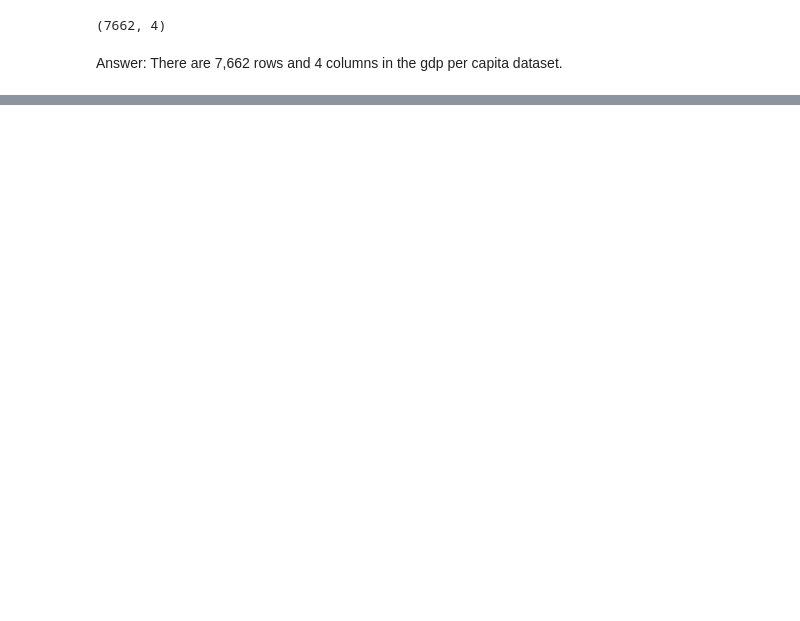
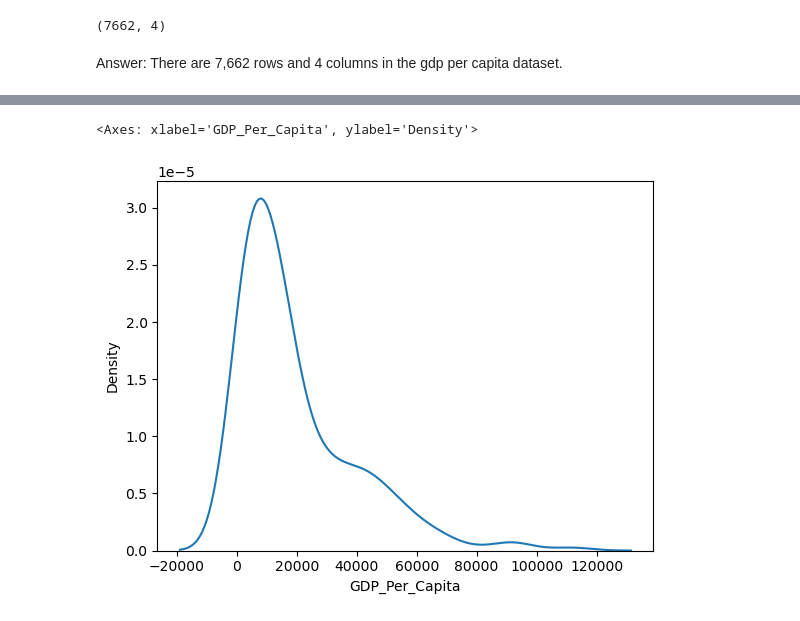
Before and after one commit to NSS-Data-Analytics-Cohort-11/undata-AdellAD4, a Jupyter notebook: notebooks/UN_data_analysis_DA11.ipynb, the cells around one changed output, grey strips where cells are left out. Drawn from its saved outputs; the diff is of its cells as text; code cells hidden in the pictures; blank space fills up the shorter version.

```diff
--- a/notebooks/UN_data_analysis_DA11.ipynb
+++ b/notebooks/UN_data_analysis_DA11.ipynb
@@ -53,0 +120,6 @@ gdp_df.head()
+# %%
+#Density plot
+sns.kdeplot(year_2020["GDP_Per_Capita"])
+# %% [output]
+<Axes: xlabel='GDP_Per_Capita', ylabel='Density'>
+[figure, added]
```
Also changed, not shown: parts of 31 cells of this notebook.
